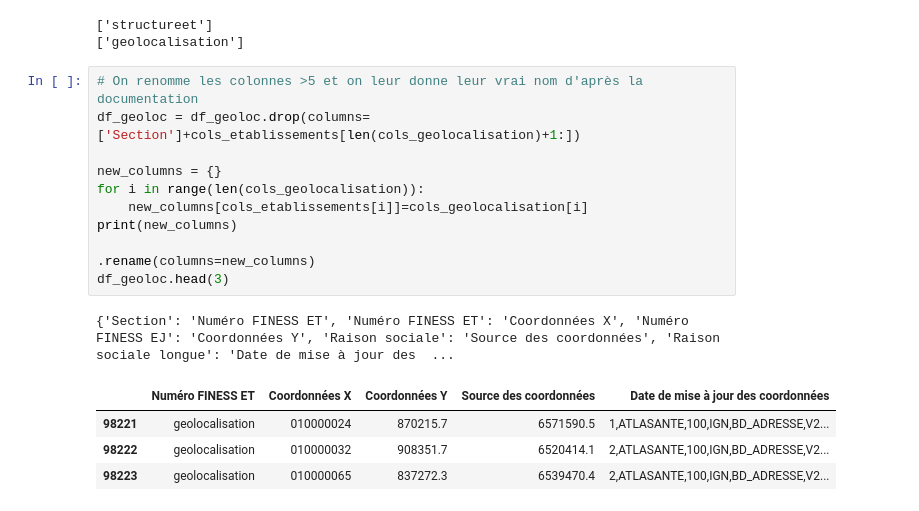
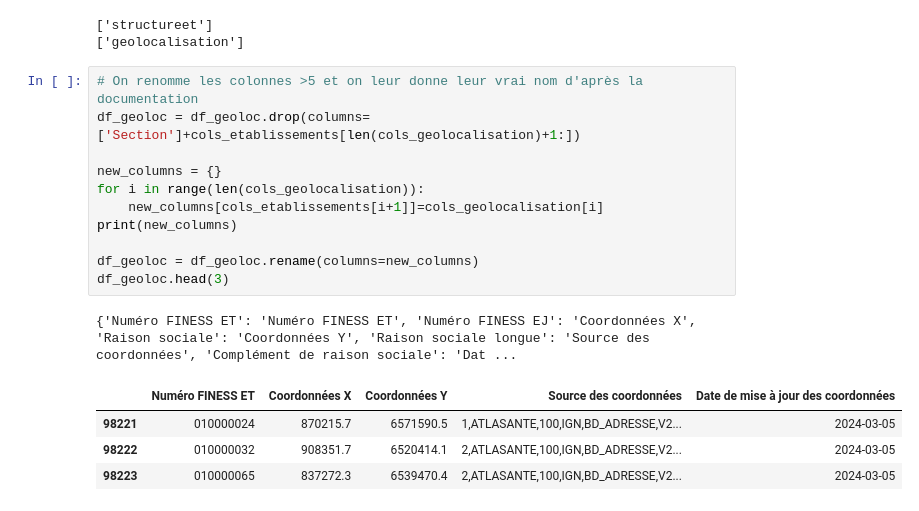
Before and after one commit to leihuayi/JupyterFiness, a Jupyter notebook: main.ipynb, the cells around one changed output. Drawn from its saved outputs; the diff is of its cells as text.

```diff
--- a/main.ipynb
+++ b/main.ipynb
@@ -169,17 +176,17 @@ print(df_geoloc['Section'].unique())
 # %%
 # On renomme les colonnes >5 et on leur donne leur vrai nom d'après la documentation
 df_geoloc = df_geoloc.drop(columns=['Section']+cols_etablissements[len(cols_geolocalisation)+1:])
 
 new_columns = {}
 for i in range(len(cols_geolocalisation)):
-    new_columns[cols_etablissements[i]]=cols_geolocalisation[i]
+    new_columns[cols_etablissements[i+1]]=cols_geolocalisation[i]
 print(new_columns)
 
-.rename(columns=new_columns)
+df_geoloc = df_geoloc.rename(columns=new_columns)
 df_geoloc.head(3)
 # %% [output]
-{'Section': 'Numéro FINESS ET', 'Numéro FINESS ET': 'Coordonnées X', 'Numéro FINESS EJ': 'Coordonnées Y', 'Raison sociale': 'Source des coordonnées', 'Raison sociale longue': 'Date de mise à jour des  ...
+{'Numéro FINESS ET': 'Numéro FINESS ET', 'Numéro FINESS EJ': 'Coordonnées X', 'Raison sociale': 'Coordonnées Y', 'Raison sociale longue': 'Source des coordonnées', 'Complément de raison sociale': 'Dat ...
 |  | Numéro FINESS ET | Coordonnées X | Coordonnées Y | Source des coordonnées | Date de mise à jour des coordonnées |
-| 98221 | geolocalisation | 010000024 | 870215.7 | 6571590.5 | 1,ATLASANTE,100,IGN,BD_ADRESSE,V2... |
-| 98222 | geolocalisation | 010000032 | 908351.7 | 6520414.1 | 2,ATLASANTE,100,IGN,BD_ADRESSE,V2... |
-| 98223 | geolocalisation | 010000065 | 837272.3 | 6539470.4 | 2,ATLASANTE,100,IGN,BD_ADRESSE,V2... |
+| 98221 | 010000024 | 870215.7 | 6571590.5 | 1,ATLASANTE,100,IGN,BD_ADRESSE,V2... | 2024-03-05 |
+| 98222 | 010000032 | 908351.7 | 6520414.1 | 2,ATLASANTE,100,IGN,BD_ADRESSE,V2... | 2024-03-05 |
+| 98223 | 010000065 | 837272.3 | 6539470.4 | 2,ATLASANTE,100,IGN,BD_ADRESSE,V2... | 2024-03-05 |
```
Also changed, not shown: parts of 10 cells of this notebook, 1 other file.
